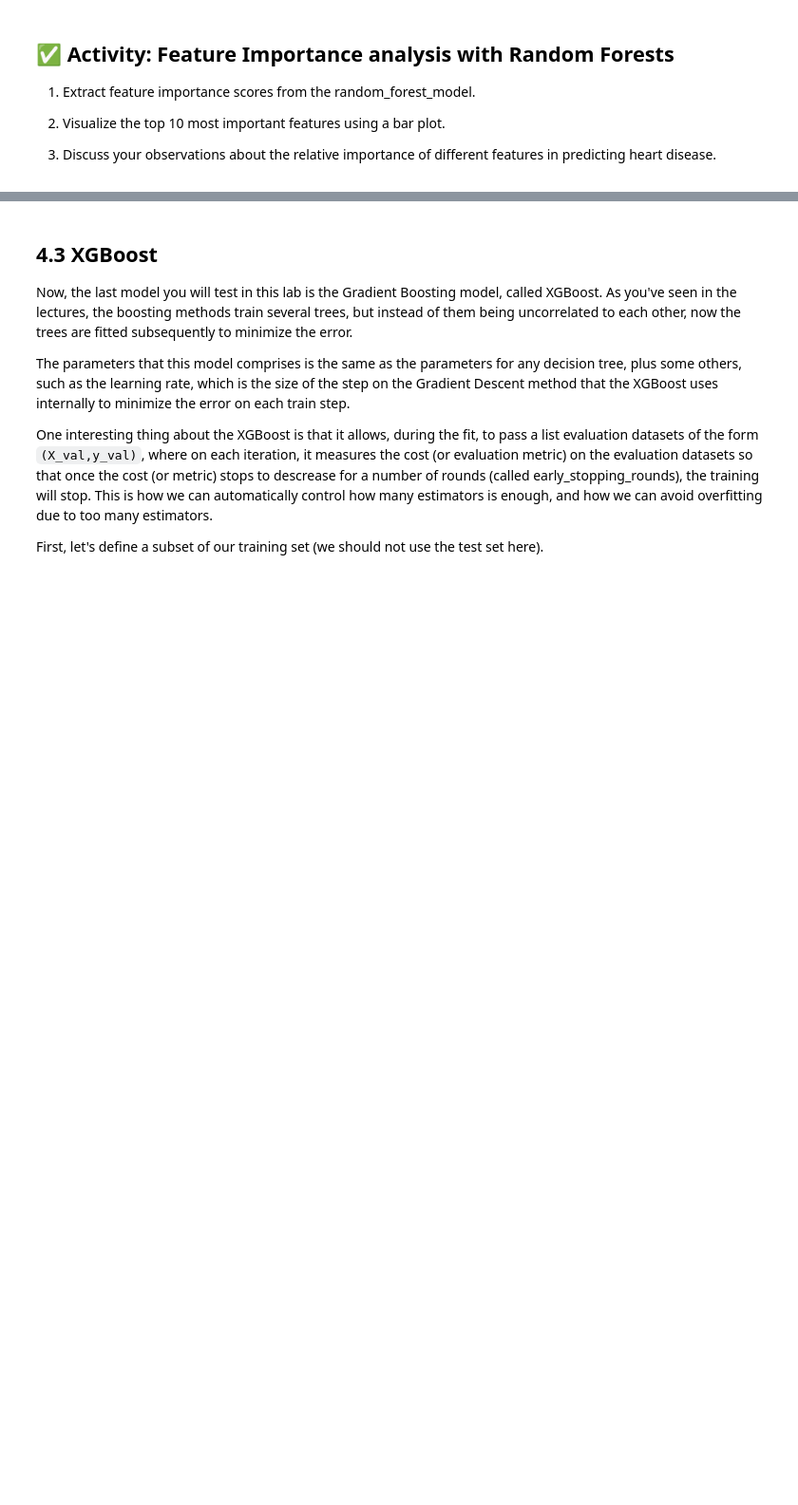
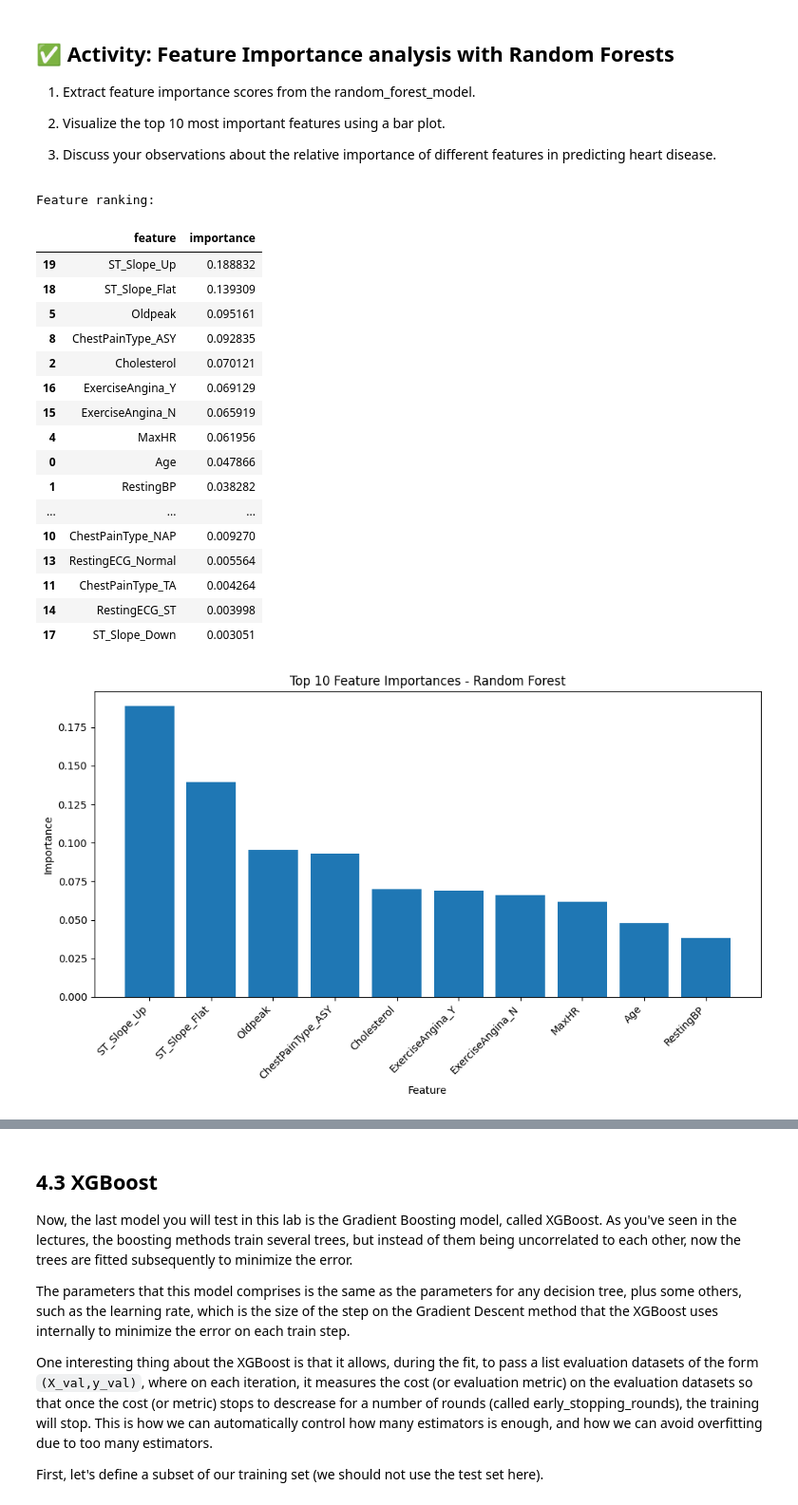
Before and after one commit to NicoCarrion02/machine-learning-1139, a Jupyter notebook: lab6_lab_decision_trees/Decision_Trees,_Random_Forest,_Stacked_Ensembles,_XGBoost,_AutoGluon_v3.ipynb, the cells around one changed output, grey strips where cells are left out. Shown at 95% size. Cells and saved outputs as stored; diff of their text form; code cells hidden in the pictures; blank space fills up the shorter version.

```diff
--- a/lab6_lab_decision_trees/Decision_Trees,_Random_Forest,_Stacked_Ensembles,_XGBoost,_AutoGluon_v3.ipynb
+++ b/lab6_lab_decision_trees/Decision_Trees,_Random_Forest,_Stacked_Ensembles,_XGBoost,_AutoGluon_v3.ipynb
@@ -356,4 +382,41 @@ You have demonstrated how to look for the best value hyperparameter-by-hyperpara
 
 3. Discuss your observations about the relative importance of different features in predicting heart disease.
 # %%
-#here your code
+feature_importance = pd.DataFrame({
+    "feature": X_train.columns,
+    "importance": random_forest_model.feature_importances_
+}).sort_values(by="importance", ascending=False)
+
+print("Feature ranking:")
+display(feature_importance)
+
+top_10 = feature_importance.head(10)
+
+plt.figure(figsize=(10, 6))
+plt.bar(top_10["feature"], top_10["importance"])
+plt.title("Top 10 Feature Importances - Random Forest")
+plt.xlabel("Feature")
+plt.ylabel("Importance")
+plt.xticks(rotation=45, ha="right")
+plt.tight_layout()
+plt.show()
+# %% [output]
+Feature ranking:
+|  | feature | importance |
+| 19 | ST_Slope_Up | 0.188832 |
+| 18 | ST_Slope_Flat | 0.139309 |
+| 5 | Oldpeak | 0.095161 |
+| 8 | ChestPainType_ASY | 0.092835 |
+| 2 | Cholesterol | 0.070121 |
+| 16 | ExerciseAngina_Y | 0.069129 |
+| 15 | ExerciseAngina_N | 0.065919 |
+| 4 | MaxHR | 0.061956 |
+| 0 | Age | 0.047866 |
+| 1 | RestingBP | 0.038282 |
+| ... | ... | ... |
+| 10 | ChestPainType_NAP | 0.009270 |
+| 13 | RestingECG_Normal | 0.005564 |
+| 11 | ChestPainType_TA | 0.004264 |
+| 14 | RestingECG_ST | 0.003998 |
+| 17 | ST_Slope_Down | 0.003051 |
+[figure, added]
```
Also changed, not shown: parts of 28 cells of this notebook, 1 other file.
